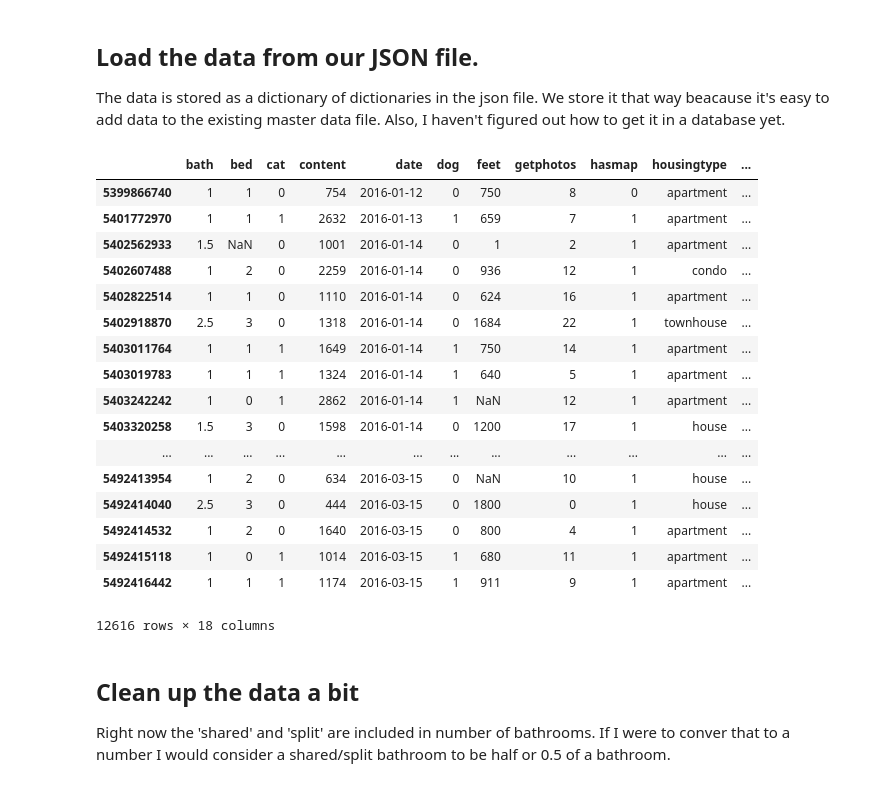
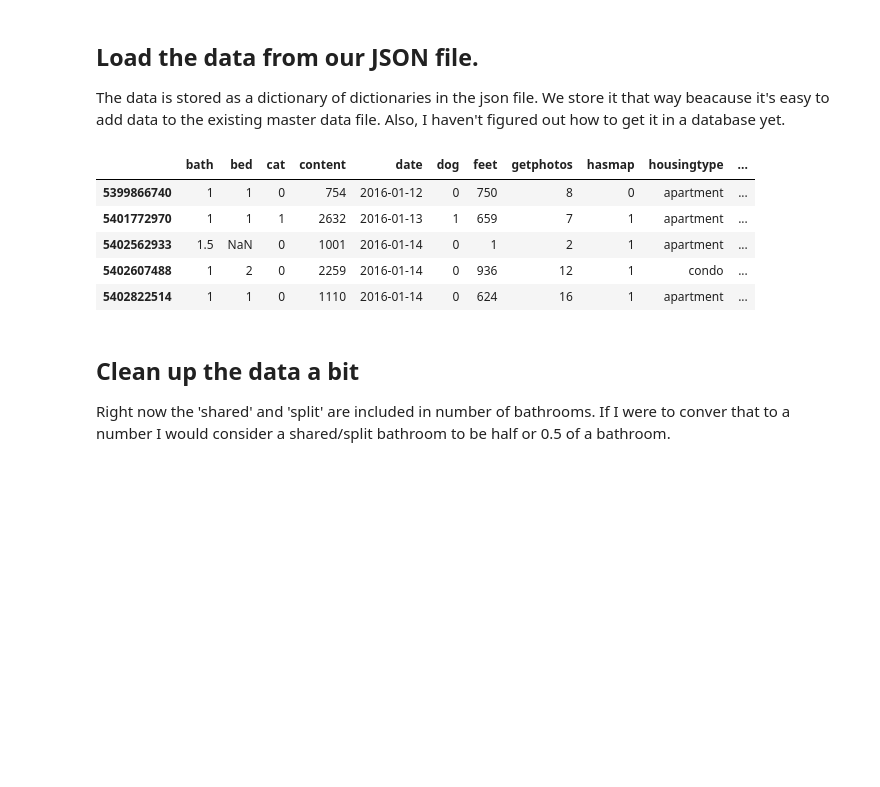
Before and after one commit to rileyrustad/CLCrawler, a Jupyter notebook: First_Analysis.ipynb, the cells around one changed output. Drawn from its saved outputs; the diff is of its cells as text; code cells hidden in the pictures; blank space fills up the shorter version.

Commit message:
updated First Anaylsis to show only head of dataframes, instead of super long output

```diff
--- a/First_Analysis.ipynb
+++ b/First_Analysis.ipynb
@@ -17,29 +17,17 @@ The data is stored as a dictionary of dictionaries in the json file. We store it
 # %%
 with open('/Users/mac28/CLCrawler/MasterApartmentData.json') as f:
     my_dict = json.load(f)
 dframe = DataFrame(my_dict)
 
 dframe = dframe.T
-dframe
+dframe.head()
 # %% [output]
 |  | bath | bed | cat | content | date | dog | feet | getphotos | hasmap | housingtype | ... |
 | 5399866740 | 1 | 1 | 0 | 754 | 2016-01-12 | 0 | 750 | 8 | 0 | apartment | ... |
 | 5401772970 | 1 | 1 | 1 | 2632 | 2016-01-13 | 1 | 659 | 7 | 1 | apartment | ... |
 | 5402562933 | 1.5 | NaN | 0 | 1001 | 2016-01-14 | 0 | 1 | 2 | 1 | apartment | ... |
 | 5402607488 | 1 | 2 | 0 | 2259 | 2016-01-14 | 0 | 936 | 12 | 1 | condo | ... |
 | 5402822514 | 1 | 1 | 0 | 1110 | 2016-01-14 | 0 | 624 | 16 | 1 | apartment | ... |
-| 5402918870 | 2.5 | 3 | 0 | 1318 | 2016-01-14 | 0 | 1684 | 22 | 1 | townhouse | ... |
-| 5403011764 | 1 | 1 | 1 | 1649 | 2016-01-14 | 1 | 750 | 14 | 1 | apartment | ... |
-| 5403019783 | 1 | 1 | 1 | 1324 | 2016-01-14 | 1 | 640 | 5 | 1 | apartment | ... |
-| 5403242242 | 1 | 0 | 1 | 2862 | 2016-01-14 | 1 | NaN | 12 | 1 | apartment | ... |
-| 5403320258 | 1.5 | 3 | 0 | 1598 | 2016-01-14 | 0 | 1200 | 17 | 1 | house | ... |
-| ... | ... | ... | ... | ... | ... | ... | ... | ... | ... | ... | ... |
-| 5492413954 | 1 | 2 | 0 | 634 | 2016-03-15 | 0 | NaN | 10 | 1 | house | ... |
-| 5492414040 | 2.5 | 3 | 0 | 444 | 2016-03-15 | 0 | 1800 | 0 | 1 | house | ... |
-| 5492414532 | 1 | 2 | 0 | 1640 | 2016-03-15 | 0 | 800 | 4 | 1 | apartment | ... |
-| 5492415118 | 1 | 0 | 1 | 1014 | 2016-03-15 | 1 | 680 | 11 | 1 | apartment | ... |
-| 5492416442 | 1 | 1 | 1 | 1174 | 2016-03-15 | 1 | 911 | 9 | 1 | apartment | ... |
-12616 rows × 18 columns
 # %% [markdown]
 ## Clean up the data a bit
 Right now the 'shared' and 'split' are included in number of bathrooms. If I were to conver that to a number I would consider a shared/split bathroom to be half or 0.5 of a bathroom.
```
Also changed, not shown: parts of 11 cells of this notebook.
